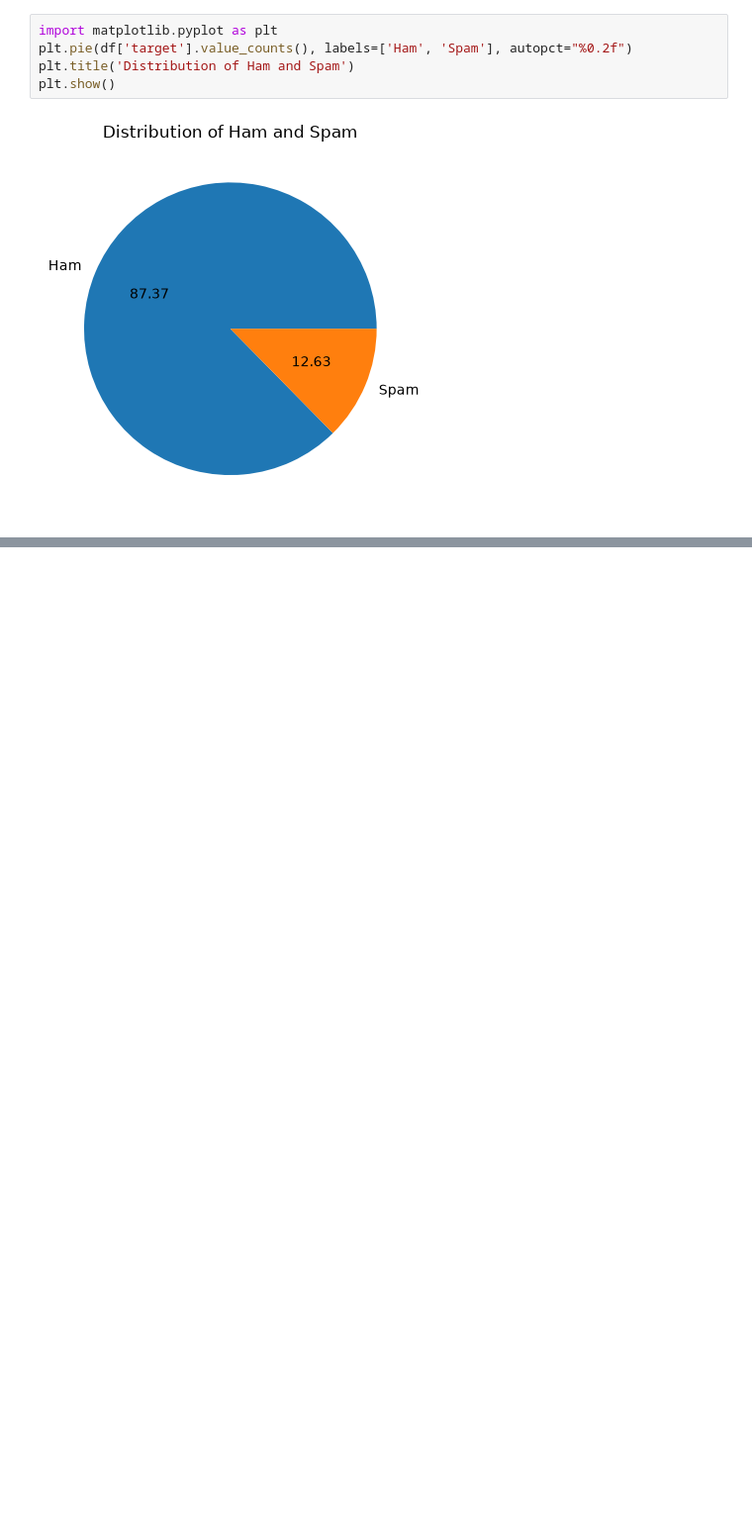
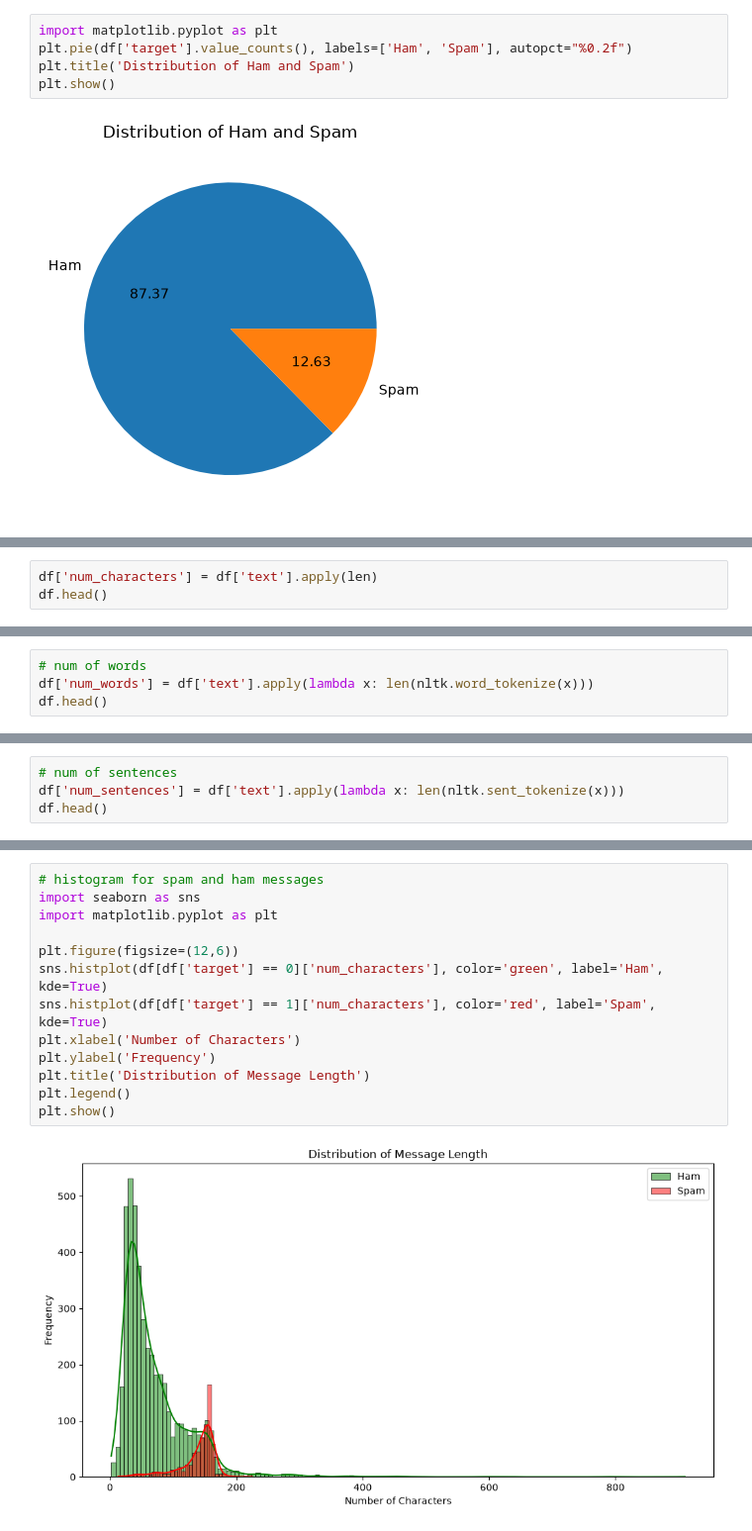
Before and after one commit to ksahu-298/Portfolio-Projects---Machine-Learning, a Jupyter notebook: 02_Classification/SMS Spam Classifier/model.ipynb, the cells around one changed output, grey strips where cells are left out. Shown at 99% size. Cells and saved outputs as stored; diff of their text form; blank space fills up the shorter version.

Commit message:
PLotting that charts to understand data better

```diff
--- a/02_Classification/SMS Spam Classifier/model.ipynb
+++ b/02_Classification/SMS Spam Classifier/model.ipynb
@@ -105 +110,4 @@ nltk.download('punkt')
 True
+# %%
+df['num_characters'] = df['text'].apply(len)
+df.head()
@@ -105,0 +121,4 @@ True
+# %%
+# num of words
+df['num_words'] = df['text'].apply(lambda x: len(nltk.word_tokenize(x)))
+df.head()
@@ -105,0 +132,4 @@ True
+# %%
+# num of sentences
+df['num_sentences'] = df['text'].apply(lambda x: len(nltk.sent_tokenize(x)))
+df.head()
@@ -105,0 +181,15 @@ True
+# %%
+# histogram for spam and ham messages
+import seaborn as sns
+import matplotlib.pyplot as plt
+
+plt.figure(figsize=(12,6))
+sns.histplot(df[df['target'] == 0]['num_characters'], color='green', label='Ham', kde=True)
+sns.histplot(df[df['target'] == 1]['num_characters'], color='red', label='Spam', kde=True)
+plt.xlabel('Number of Characters')
+plt.ylabel('Frequency')
+plt.title('Distribution of Message Length')
+plt.legend()
+plt.show()
+# %% [output]
+[figure, added]
```
Also changed, not shown: parts of 9 cells of this notebook.
